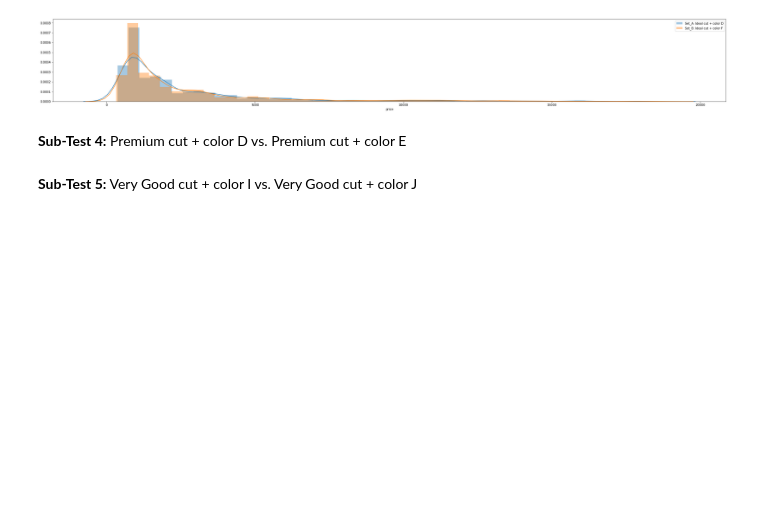
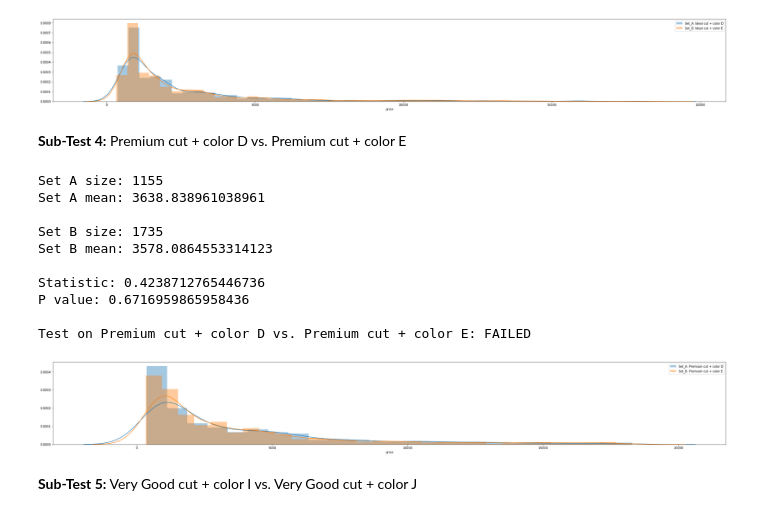
Before and after one commit to Pvillamanario/diamond_EDA, a Jupyter notebook: notebooks/Diamonds_hypothesis_testing.ipynb, the cells around one changed output. Cells and saved outputs as stored; diff of their text form; code cells hidden in the pictures; blank space fills up the shorter version.

```diff
--- a/notebooks/Diamonds_hypothesis_testing.ipynb
+++ b/notebooks/Diamonds_hypothesis_testing.ipynb
@@ -79,14 +79,20 @@ True
 
 Our sample includes diamonds with different features (carat, cut, color clarity, etc.). It seems clear that the carat plays an important role in price. However, it's not that clear whether the prices of some "sub-groups" are significantly different from each other. These are the "sub-groups" that you might feel suspicious about it:
 # %%
-def subsets_test(x,y):
-    test = ttest_ind(x, y, equal_var=False)
+def subsets_test(set_A, set_B):
+    test = ttest_ind(set_A, set_B, equal_var=False)
+
+    print(f'Set A size: {set_A.size}\nSet A mean: {set_A.mean()}')
+    print()
+    print(f'Set B size: {set_B.size}\nSet B mean: {set_B.mean()}')
+    print()
 
     print(f'Statistic: {test.statistic}')
     print(f'P value: {test.pvalue}')
+    print()
 
     if test.pvalue < 0.05:
-        return f'Test on {TEST}: PASSED'
+        print(f'Test on {TEST}: PASSED\n')
     else:
-        return f'Test on {TEST}: FAILED'
+        print(f'Test on {TEST}: FAILED\n')
 # %% [markdown]
@@ -236,5 +203,35 @@ P value: 0.590875060001048
 [figure]
 # %% [markdown]
 **Sub-Test 4:** Premium cut + color D vs. Premium cut + color E
+# %%
+TEST = 'Premium cut + color D vs. Premium cut + color E'
+
+cut_filter_A = data['cut']=='Premium'
+color_filter_A = data['color']=='D'
+
+cut_filter_B = data['cut']=='Premium'
+color_filter_B = data['color']=='E'
+
+set_A = data[cut_filter_A & color_filter_A]['price']
+set_B = data[cut_filter_B & color_filter_B]['price']
+
+subsets_test(set_A, set_B)
+
+fig, axes = plt.subplots(ncols=1, nrows =1, figsize = (40,5))
+for a in [set_A, set_B]:
+    ax = sns.distplot(a)
+    ax.legend(labels=[f'Set_A: Premium cut + color D','Set_B: Premium cut + color E']);
+# %% [output]
+Set A size: 1155
+Set A mean: 3638.838961038961
+
+Set B size: 1735
+Set B mean: 3578.0864553314123
+
+Statistic: 0.4238712765446736
+P value: 0.6716959865958436
+
+Test on Premium cut + color D vs. Premium cut + color E: FAILED
+[figure, added]
 # %% [markdown]
 **Sub-Test 5:** Very Good cut + color I vs. Very Good cut + color J
```
Also changed, not shown: parts of 8 cells of this notebook.
